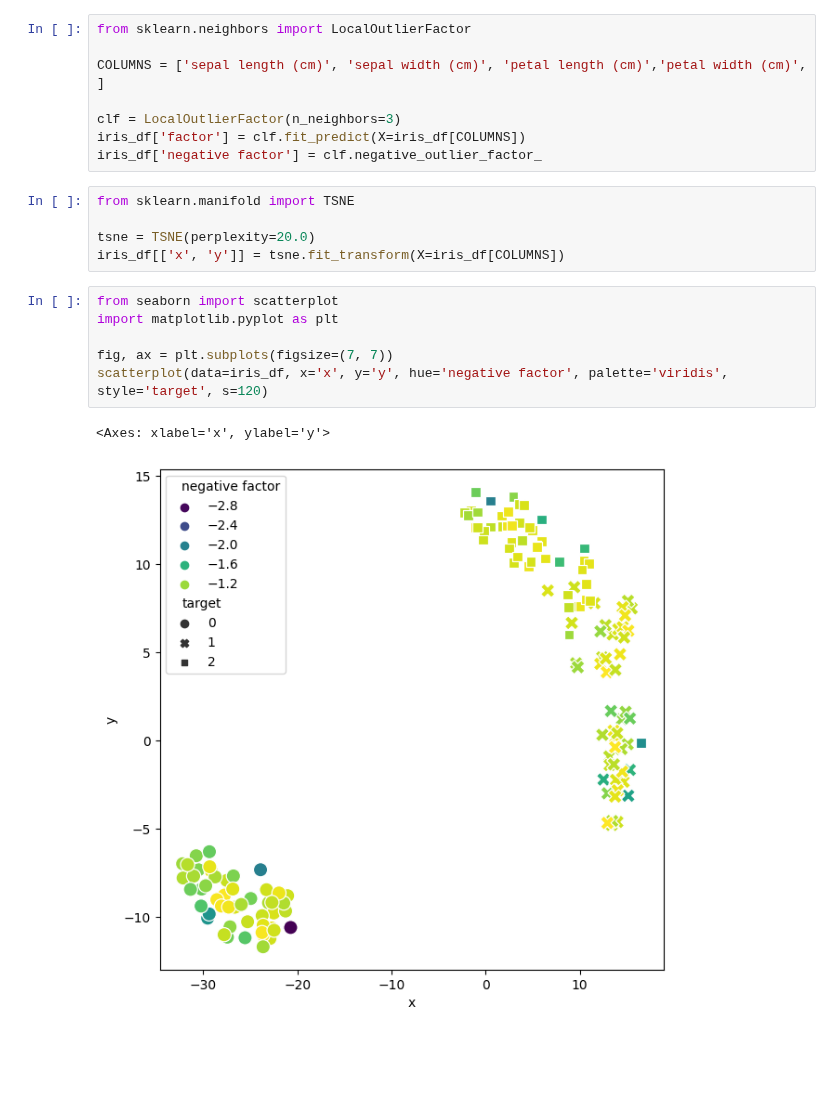
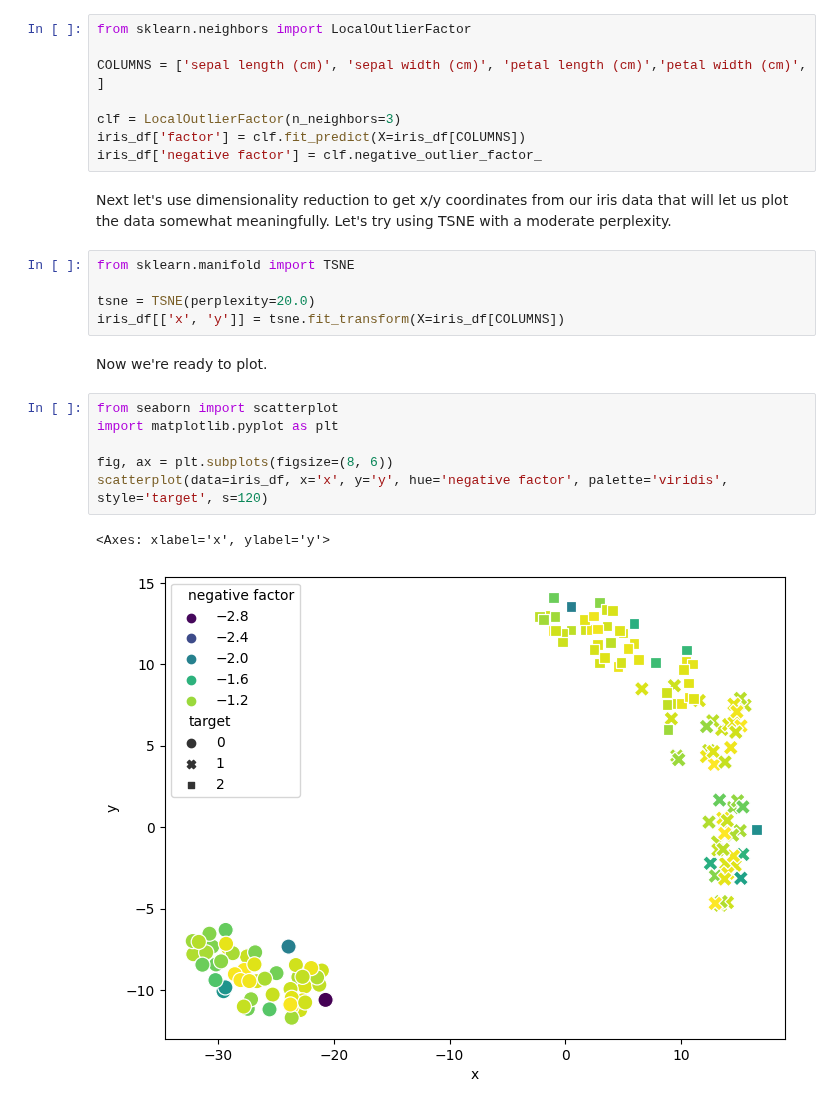
Before and after one commit to mikedelong/kaggle-workbooks, a Jupyter notebook: iris-data-with-outlier-factors.ipynb, the cells around one changed output. Cells and saved outputs as stored; diff of their text form; blank space fills up the shorter version.

```diff
--- a/iris-data-with-outlier-factors.ipynb
+++ b/iris-data-with-outlier-factors.ipynb
@@ -12,17 +16,21 @@ COLUMNS = ['sepal length (cm)', 'sepal width (cm)', 'petal length (cm)','petal w
 clf = LocalOutlierFactor(n_neighbors=3)
 iris_df['factor'] = clf.fit_predict(X=iris_df[COLUMNS])
 iris_df['negative factor'] = clf.negative_outlier_factor_
+# %% [markdown]
+Next let's use dimensionality reduction to get x/y coordinates from our iris data that will let us plot the data somewhat meaningfully. Let's try using TSNE with a moderate perplexity.
 # %%
 from sklearn.manifold import TSNE
 
 tsne = TSNE(perplexity=20.0)
 iris_df[['x', 'y']] = tsne.fit_transform(X=iris_df[COLUMNS])
+# %% [markdown]
+Now we're ready to plot.
 # %%
 from seaborn import scatterplot
 import matplotlib.pyplot as plt
 
-fig, ax = plt.subplots(figsize=(7, 7))
+fig, ax = plt.subplots(figsize=(8, 6))
 scatterplot(data=iris_df, x='x', y='y', hue='negative factor', palette='viridis', style='target', s=120)
 # %% [output]
 <Axes: xlabel='x', ylabel='y'>
-[figure, old version]
+[figure, new version]
```
Also changed, not shown: parts of 5 cells of this notebook.
